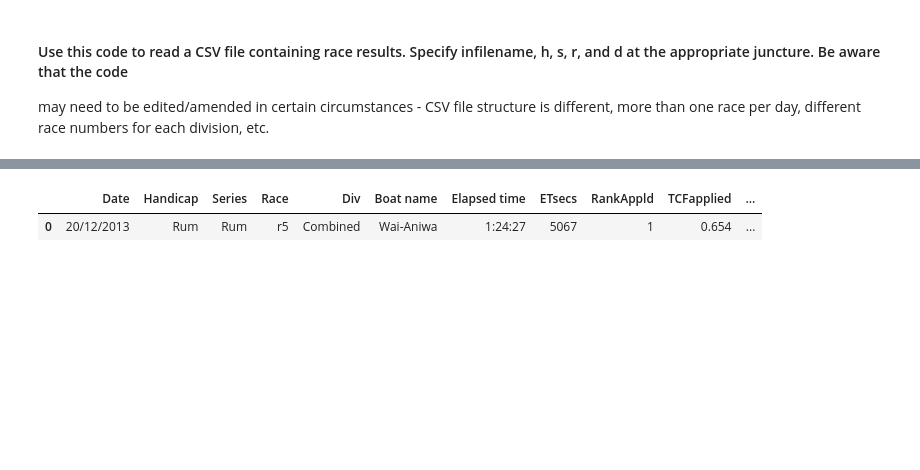
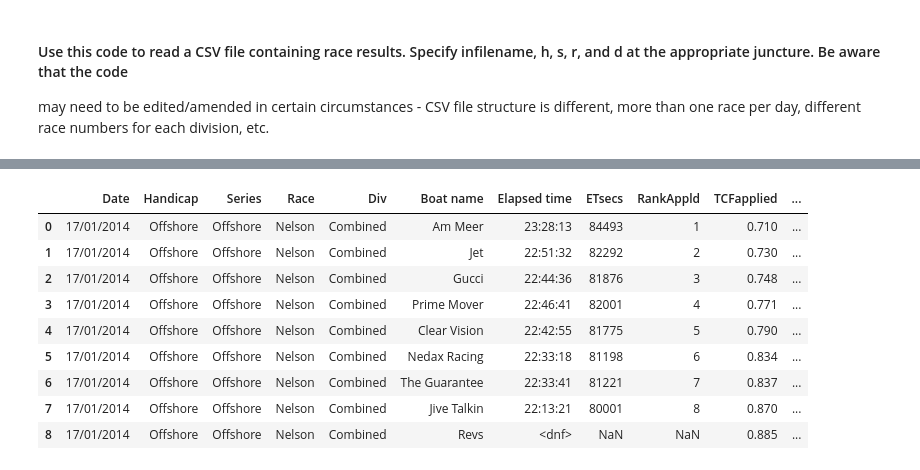
Before and after one commit to drphilbishop/RPNYC_race_analysis, a Jupyter notebook: processRawRaceData.ipynb, the cells around one changed output, grey strips where cells are left out. Drawn from its saved outputs; the diff is of its cells as text; code cells hidden in the pictures; blank space fills up the shorter version.

Commit message:
updated datapath statements using os.path.join and updated results for Dec 2013 and Jan 2014

```diff
--- a/processRawRaceData.ipynb
+++ b/processRawRaceData.ipynb
@@ -21,5 +21,7 @@ pd.set_option('display.precision', 4)
 #pd.set_option('display.notebook_repr_html',True)
 #pd.set_option('display.expand_frame_repr', True)
 
-#datapath = 'C:\\Phil\\My Dropbox\\Sailing cmte\\Handicapping\\2013-14 season\\'
-datapath = '/Users/PhilBishop/Dropbox/Sailing cmte/Handicapping/2013-14 season/'
+windows = 'C:\\Phil\\My Dropbox'
+mac = '/Users/PhilBishop/Dropbox'
+datapath = os.path.join(windows, 'Sailing cmte', 'Handicapping', '2013-14 season')
+datapath
@@ -27,7 +31,7 @@ datapath = '/Users/PhilBishop/Dropbox/Sailing cmte/Handicapping/2013-14 season/'
 # Take a quick look at a raw CSV file from Yacht Systems
 # - need to select/deselect appropriate cols in CSV
 
-infilename = 'Rum20Dec'
+infilename = 'Nelson17Jan'
 
 # Following list of colNums and colHdrs works fine on:
 # - Divisional races
@@ -49,7 +53,7 @@ CSVcolHdrs = ['Boat name','Elapsed time','RankAppld','TCFapplied','PHRF','IRC']
 #CSVcolHdrs = ['Race','Date','Wind direction','Wind speed','ID','Sail number','Boat design', \
 #              'Boat name','Elapsed time','TCFapplied','Rank','PHRF','IRC']
 
-q = pd.read_csv(datapath+"Raw CSV data/"+infilename+'.csv', sep=',', header=None, usecols=CSVcolNums)
+q = pd.read_csv(datapath+"/Raw CSV data/"+infilename+'.csv', sep=',', header=None, usecols=CSVcolNums)
 q.columns = CSVcolHdrs
 #q.head(5)
 q
@@ -76,40 +88,48 @@ q
 
 # Specify h for handicap type, s for series name (see p84 Almanac),
 # r for race number and d for date - for the current set of results
-h = "Rum"
-s = "Rum"
-r = "r5"
-d = "20/12/2013"
+h = "Offshore"
+s = "Offshore"
+r = "Nelson"
+d = "17/01/2014"
 
-data = pd.read_csv(datapath+"Raw CSV data/"+infilename+'.csv', sep=',', header=None, usecols=CSVcolNums)
+data = pd.read_csv(datapath+"/Raw CSV data/"+infilename+'.csv', sep=',', header=None, usecols=CSVcolNums)
 data.columns = CSVcolHdrs
 data = data.replace(0.00,nan)
 
 data['Date'] = d
 data['Handicap'] = h
 data['Series'] = s
 data['Race'] = r
 data['Div']  = 'Combined'
 #data['Div'] = data['Stuff'].map(lambda x: fn.get_division(x))
 data['ETsecs'] = data['Elapsed time'].map(lambda x: fn.et2seconds(x))
 
 # Overwrite some records...
 #data['Race'][data['Div']=='3'] = 'r3'
 #data['Race'][data['Div']=='Open'] = 'r2'
 #data['Handicap'][data['Div']=='Classics'] = 'Classics'
 #data['Series'][data['Div']=='Classics'] = 'Classics'
 #data['Race'][data['Div']=='Classics'] = 'r1'
 #data['Div'][data['Div']=='Classics'] = 'Combined'
 #data.ix[['Lizzie','Loloma'],'Series'] = 'Classics'
 #data.ix[['Lizzie','Loloma'],'Race'] = 'r2'
 
 # Identify desired columns - in order.
 cols = ['Date','Handicap','Series','Race','Div','Boat name','Elapsed time','ETsecs','RankAppld','TCFapplied','PHRF','IRC']
 #data.columns.tolist()
 
 outfilename = infilename
-data[cols].to_csv(datapath+"Proc'd CSVs/"+outfilename+'.csv', sep = ',')
+data[cols].to_csv(datapath+"/Proc'd CSVs/"+outfilename+'.csv', sep = ',')
 data[cols]
 # %% [output]
 |  | Date | Handicap | Series | Race | Div | Boat name | Elapsed time | ETsecs | RankAppld | TCFapplied | ... |
-| 0 | 20/12/2013 | Rum | Rum | r5 | Combined | Wai-Aniwa | 1:24:27 | 5067 | 1 | 0.654 | ... |
+| 0 | 17/01/2014 | Offshore | Offshore | Nelson | Combined | Am Meer | 23:28:13 | 84493 | 1 | 0.710 | ... |
+| 1 | 17/01/2014 | Offshore | Offshore | Nelson | Combined | Jet | 22:51:32 | 82292 | 2 | 0.730 | ... |
+| 2 | 17/01/2014 | Offshore | Offshore | Nelson | Combined | Gucci | 22:44:36 | 81876 | 3 | 0.748 | ... |
+| 3 | 17/01/2014 | Offshore | Offshore | Nelson | Combined | Prime Mover | 22:46:41 | 82001 | 4 | 0.771 | ... |
+| 4 | 17/01/2014 | Offshore | Offshore | Nelson | Combined | Clear Vision | 22:42:55 | 81775 | 5 | 0.790 | ... |
+| 5 | 17/01/2014 | Offshore | Offshore | Nelson | Combined | Nedax Racing | 22:33:18 | 81198 | 6 | 0.834 | ... |
+| 6 | 17/01/2014 | Offshore | Offshore | Nelson | Combined | The Guarantee | 22:33:41 | 81221 | 7 | 0.837 | ... |
+| 7 | 17/01/2014 | Offshore | Offshore | Nelson | Combined | Jive Talkin | 22:13:21 | 80001 | 8 | 0.870 | ... |
+| 8 | 17/01/2014 | Offshore | Offshore | Nelson | Combined | Revs | <dnf> | NaN | NaN | 0.885 | ... |
```
Also changed, not shown: parts of 2 cells of this notebook, 4 other files.
